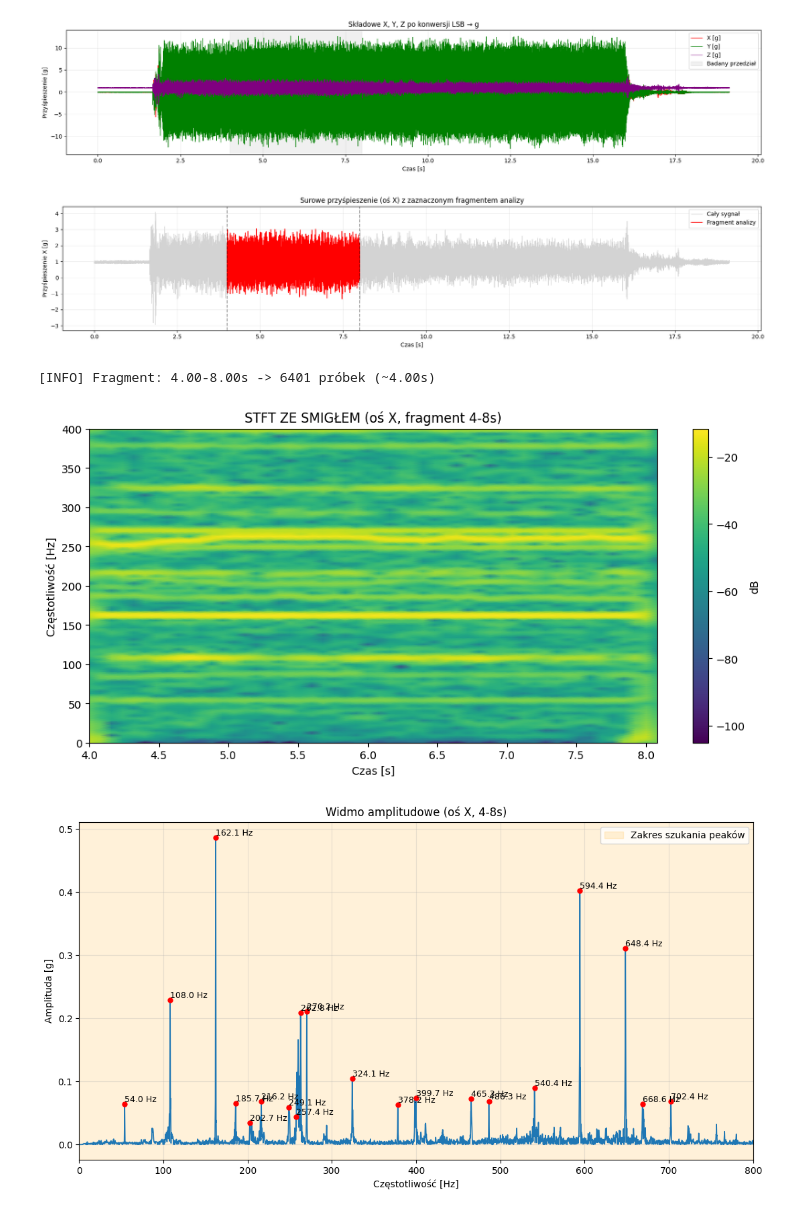
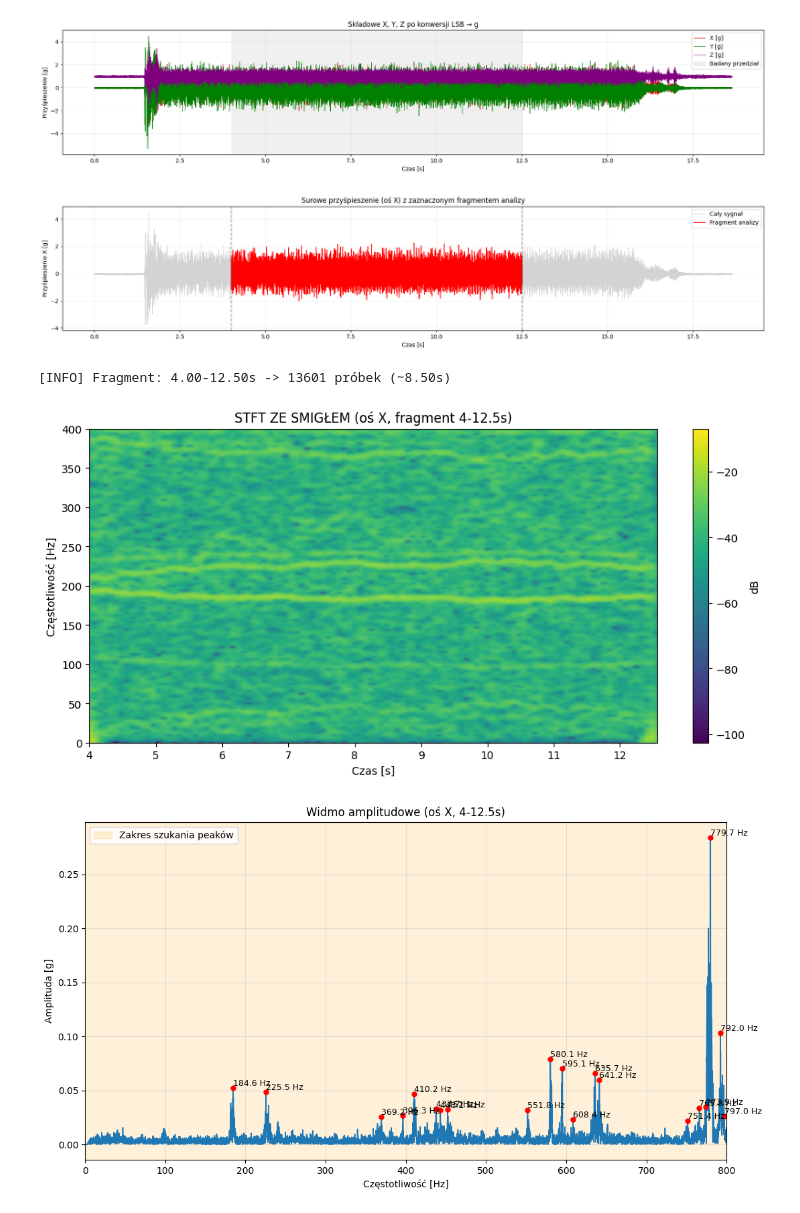
Before and after one commit to ThisIsSzimon/STM32-Time-Frequency-Analysis, a Jupyter notebook: Core/Python/TFA_V3.ipynb, the cells around one changed output. Cells and saved outputs as stored; diff of their text form; code cells hidden in the pictures.

```diff
--- a/Core/Python/TFA_V3.ipynb
+++ b/Core/Python/TFA_V3.ipynb
@@ -6,16 +6,16 @@ from scipy import signal
 
 fs = 1600
 lsb_to_g = 0.0039
-t_start, t_end = 4, 8
+t_start, t_end = 4, 12.5
 
 fmax_plot = fs/2
 n_fft_pad_factor = 8
-peak_prominence = 0.015     # możesz też to obniżyć, jeśli chcesz łapać "subtelniejsze" peaki
+peak_prominence = 0.00001     # możesz też to obniżyć, jeśli chcesz łapać "subtelniejsze" peaki
 peak_distance_hz = 5.0
 num_top_peaks = 20
 
 # minimalna amplituda piku (w [g]) – TU regulujesz czułość na małe peaki:
-peak_min_amp = 0.001         # np. 0.002 g; daj 0.0 albo None, żeby nie filtrować po amplitudzie
+peak_min_amp = 0.0005         # np. 0.002 g; daj 0.0 albo None, żeby nie filtrować po amplitudzie
 
 # zakres częstotliwości, w którym szukasz peaków (opcjonalnie)
 fmin_peaks = 0.0             # np. 0.0 Hz
@@ -24,14 +24,14 @@ fmax_peaks = 800.0           # np. 400 Hz
 
 #df = pd.read_csv('data/pomiary_20_11_25/kupione_20%_z_1600Hz.csv')
 #df = pd.read_csv('data/pomiary_19_11_25/2_30%_z_1600Hz.csv')
-df = pd.read_csv('data/pomiary_finalne/kupione_smiglo/pwm_40%/1_kupione_40%.csv')
+df = pd.read_csv('data/pomiary_finalne/fabryczne_smiglo/pwm_20%/2_fabryczne_20%.csv')
 # --- KONWERSJA DO g ---
 df['X_g'] = df['X'] * lsb_to_g
 df['Y_g'] = df['Y'] * lsb_to_g
 df['Z_g'] = df['Z'] * lsb_to_g
 
 t = df['czas [s]'].to_numpy()
-x_raw = df['Z_g'].to_numpy()
+x_raw = df['X_g'].to_numpy()
 
 # --- WYKRES 1: WSZYSTKIE SKŁADOWE + PODŚWIETLENIE OKNA ANALIZY ---
 plt.figure(figsize=(18,4))
@@ -137,36 +137,36 @@ else:
 
 # Wykres FFT
 plt.figure(figsize=(11,6))
 plt.plot(freqs, amp, lw=1.2)
 plt.xlim(0, fmax_plot)
 plt.xlabel('Częstotliwość [Hz]')
 plt.ylabel('Amplituda [g]')
 plt.title(f'Widmo amplitudowe (oś X, {t_start}-{t_end}s)')
 
 # podświetlenie zakresu, w którym szukasz peaków
 plt.axvspan(fmin_peaks, fmax_peaks, color='orange', alpha=0.15, label='Zakres szukania peaków')
 
 # piki w zadanym zakresie fmin/fmax
 for f, a in zip(top_freqs, top_amps):
     plt.plot([f], [a], 'ro', ms=5)
     plt.text(f, a, f'{f:.1f} Hz', fontsize=9, ha='left', va='bottom')
 
 plt.grid(alpha=0.3)
 plt.legend()
 plt.tight_layout()
 plt.show()
 
 print("\n=== TOP PEAKI W ZAKRESIE fmin-fmax I POWYŻEJ MIN. AMPLITUDY ===")
 print(f"fmin = {fmin_peaks:.2f} Hz, fmax = {fmax_peaks:.2f} Hz, min_amp = {peak_min_amp}")
 if len(top_freqs) == 0:
     print("Brak peaków spełniających kryteria.")
 else:
     for f, a in zip(top_freqs, top_amps):
         print(f"{f:7.2f} Hz   {a:8.4f} g")
 # %% [output]
-[figure, old version]
+[figure, new version]
-[figure, old version]
+[figure, new version]
-[INFO] Fragment: 4.00-8.00s -> 6401 próbek (~4.00s)
+[INFO] Fragment: 4.00-12.50s -> 13601 próbek (~8.50s)
-[figure, old version]
+[figure, new version]
-[figure, old version]
+[figure, new version]
 === TOP PEAKI W ZAKRESIE fmin-fmax I POWYŻEJ MIN. AMPLITUDY ===
```
Also changed, not shown: parts of 2 cells of this notebook, 1 other file.
